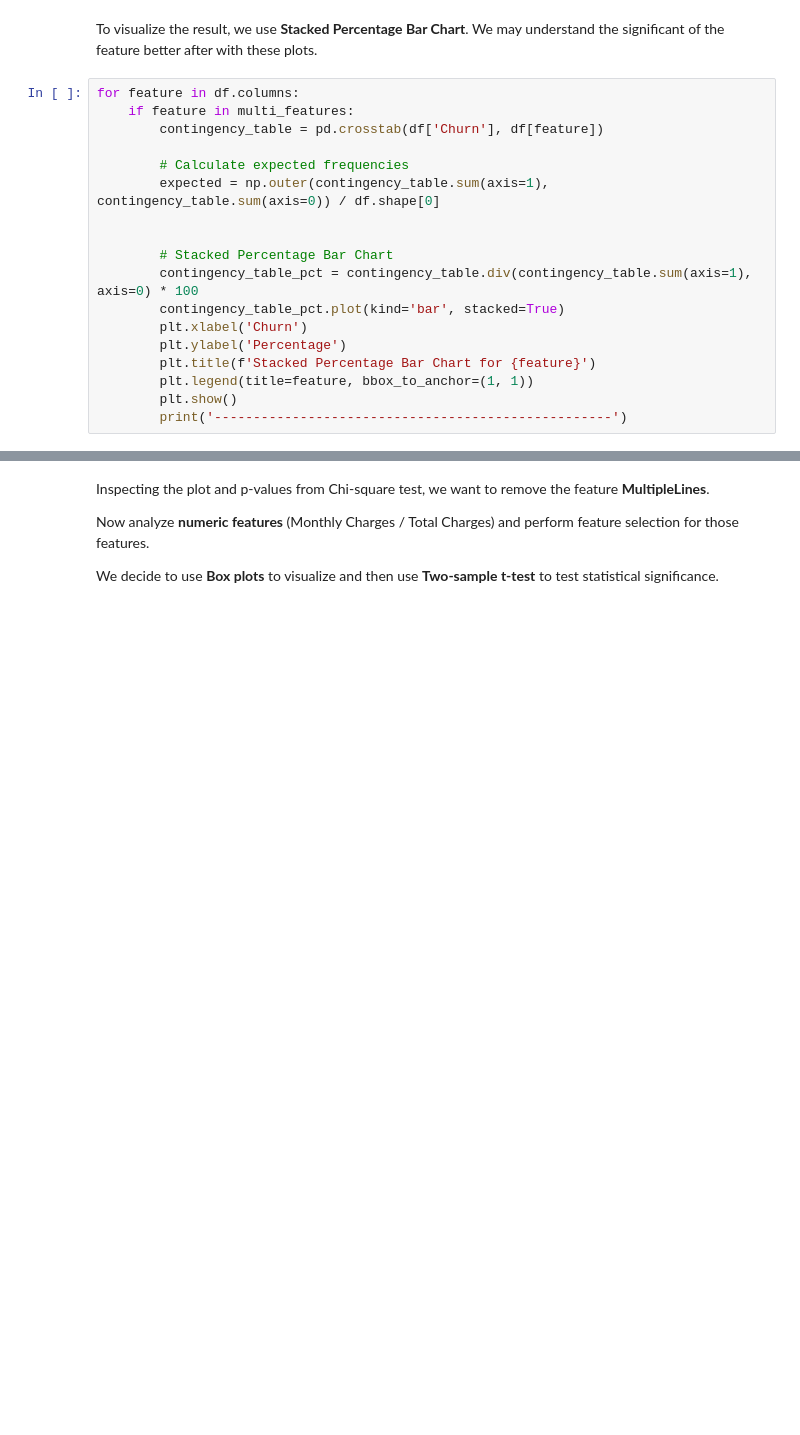
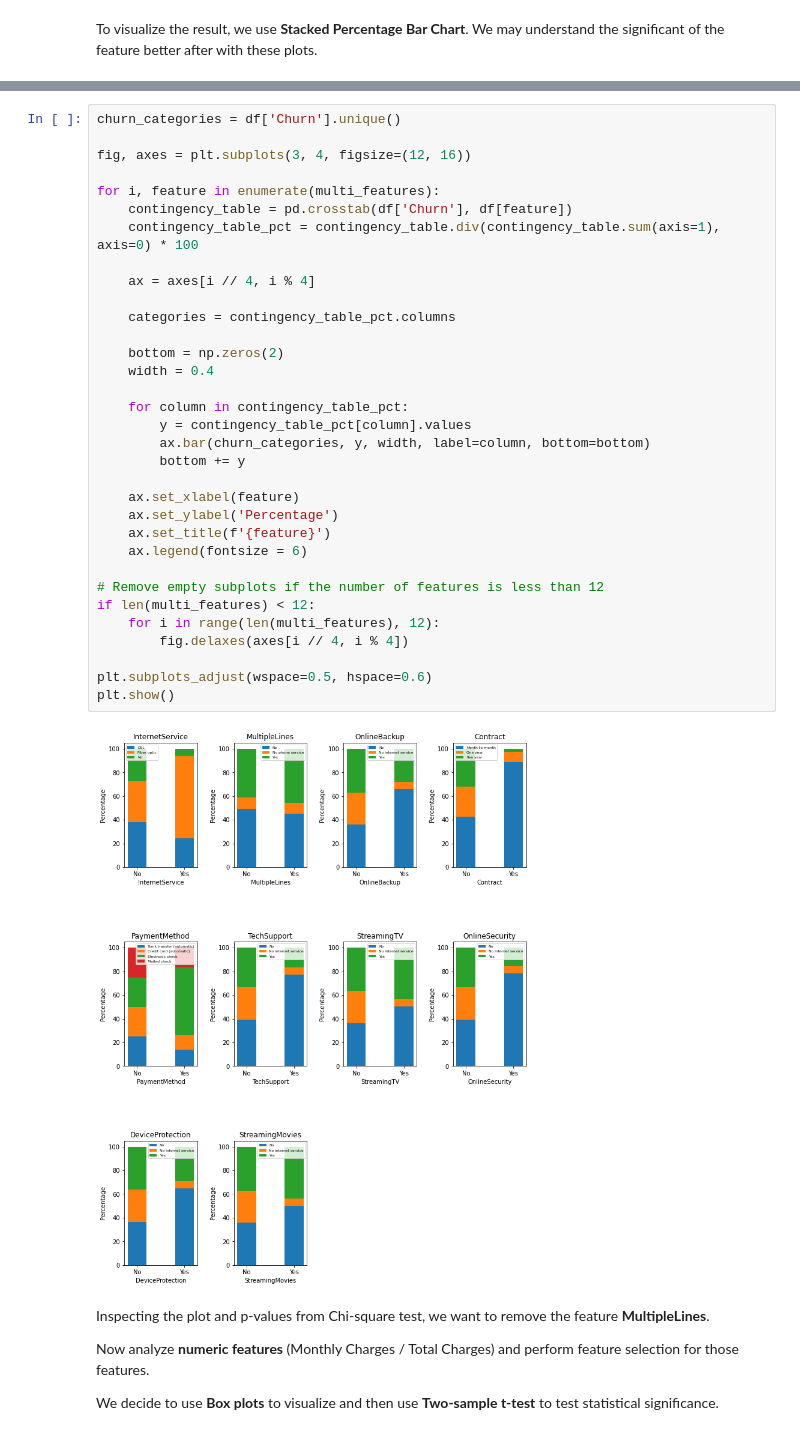
Before and after one commit to COGS118A/Group014-SP23, a Jupyter notebook: FinalProject_Group014-SP23.ipynb, the cells around one changed output, grey strips where cells are left out. Drawn from its saved outputs; the diff is of its cells as text; blank space fills up the shorter version.

Commit message:
Graph layout update
Adjust the layout for stack percentage bar plot to make it compact.

```diff
--- a/FinalProject_Group014-SP23.ipynb
+++ b/FinalProject_Group014-SP23.ipynb
@@ -355,21 +352,3 @@ Feature: PaymentMethod
 p-value: 3.6823546520097993e-140
 # %% [markdown]
 To visualize the result, we use **Stacked Percentage Bar Chart**. We may understand the significant of the feature better after with these plots.
-# %%
-for feature in df.columns:
-    if feature in multi_features:
-        contingency_table = pd.crosstab(df['Churn'], df[feature])
-
-        # Calculate expected frequencies
-        expected = np.outer(contingency_table.sum(axis=1), contingency_table.sum(axis=0)) / df.shape[0]
-
-
-        # Stacked Percentage Bar Chart
-        contingency_table_pct = contingency_table.div(contingency_table.sum(axis=1), axis=0) * 100
-        contingency_table_pct.plot(kind='bar', stacked=True)
-        plt.xlabel('Churn')
-        plt.ylabel('Percentage')
-        plt.title(f'Stacked Percentage Bar Chart for {feature}')
-        plt.legend(title=feature, bbox_to_anchor=(1, 1))
-        plt.show()
-        print('---------------------------------------------------')
@@ -390,3 +355,38 @@ for feature in df.columns:
+# %%
+churn_categories = df['Churn'].unique()
+
+fig, axes = plt.subplots(3, 4, figsize=(12, 16))
+
+for i, feature in enumerate(multi_features):
+    contingency_table = pd.crosstab(df['Churn'], df[feature])
+    contingency_table_pct = contingency_table.div(contingency_table.sum(axis=1), axis=0) * 100
+
+    ax = axes[i // 4, i % 4]
+
+    categories = contingency_table_pct.columns
+
+    bottom = np.zeros(2)
+    width = 0.4
+
+    for column in contingency_table_pct:
+        y = contingency_table_pct[column].values
+        ax.bar(churn_categories, y, width, label=column, bottom=bottom)
+        bottom += y
+
+    ax.set_xlabel(feature)
+    ax.set_ylabel('Percentage')
+    ax.set_title(f'{feature}')
+    ax.legend(fontsize = 6)
+
+# Remove empty subplots if the number of features is less than 12
+if len(multi_features) < 12:
+    for i in range(len(multi_features), 12):
+        fig.delaxes(axes[i // 4, i % 4])
+
+plt.subplots_adjust(wspace=0.5, hspace=0.6)
+plt.show()
+# %% [output]
+[figure, added]
 # %% [markdown]
 Inspecting the plot and p-values from Chi-square test, we want to remove the feature **MultipleLines**.
 
```
Also changed, not shown: parts of 4 cells of this notebook.
